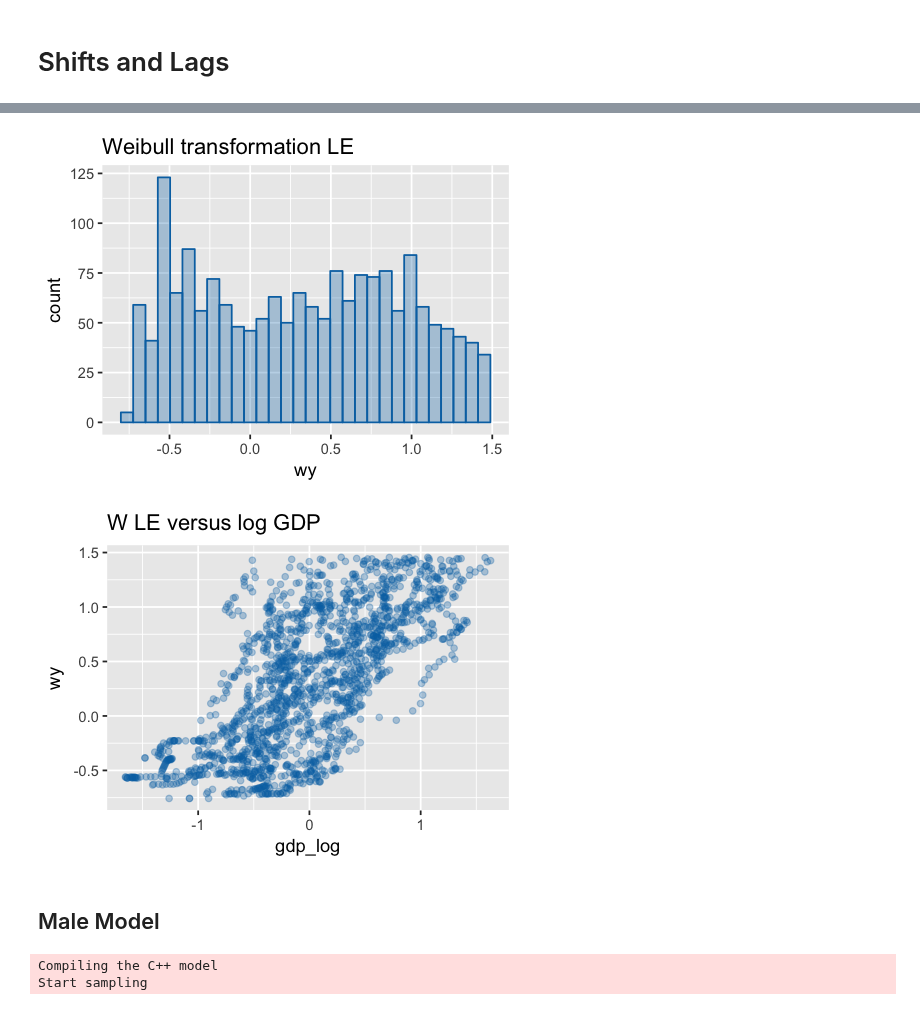
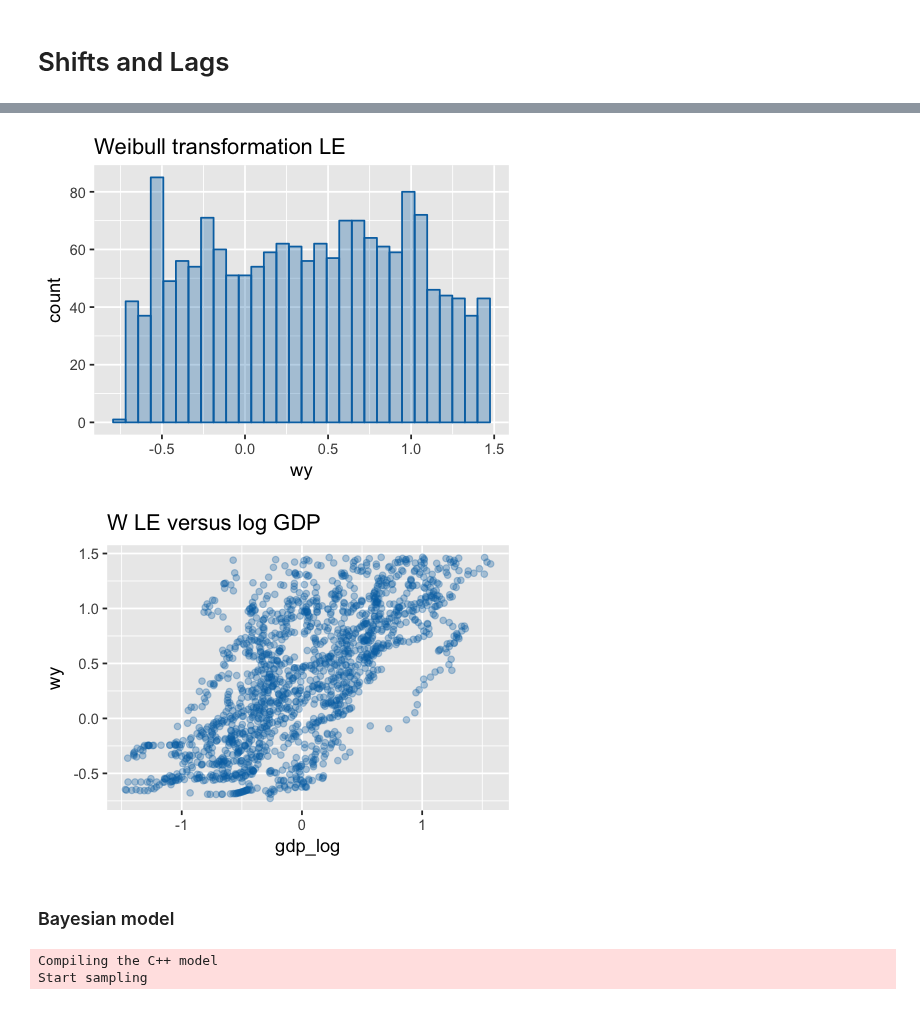
Before and after one commit to sdaza/lambda, a Jupyter notebook: notebooks/counterfactuals.ipynb, the cells around one changed output, grey strips where cells are left out. Saved outputs shown, nothing was run; the diff lists cells and outputs as text; code cells hidden in the pictures.

```diff
--- a/notebooks/counterfactuals.ipynb
+++ b/notebooks/counterfactuals.ipynb
@@ -43,8 +38,13 @@ df[, ctry := factor(ctry, labels=country_labels)]
+# %%
+dt = df[tseries2==1 & age==0 & year>=1900, # average life expectancies
+           .(
+               Ex=mean(Ex),
+               gdp_pc=max(gdp_pc)
+            ),
+           by=.(ctry, year)]
+# %%
+dt = dt[complete.cases(dt[, .(Ex, gdp_pc)])] # listwise
 # %%
-male = df[tseries2==1 & sex==1 & age==0]
-
-male = male[complete.cases(male[, .(Ex, gdp_pc)])]
-
-male = male[, .(ctry, year, gdp_pc, Ex)]
-setnames(male, c('gdp_pc', 'Ex'), c('gdp', 'le'))
+dt = dt[, .(ctry, year, gdp_pc, Ex)]
+setnames(dt, c('gdp_pc', 'Ex'), c('gdp', 'le'))
 # %%
@@ -72,16 +67,14 @@ get_orig_values_weibull = function(x, max_value) {
 # %%
 options(repr.plot.width = 4, repr.plot.height = 3)
-ggplot(male, aes(wy)) +
+ggplot(dt, aes(wy)) +
     geom_histogram(bins=30, color='#0072B2', fill='#0072B2', alpha=0.3) +
     labs(title='Weibull transformation LE')
 # %% [output]
-[figure, old version]
+[figure, new version]
 # %%
 options(repr.plot.width = 4, repr.plot.height = 3)
-ggplot(male, aes(y=wy, x=gdp_log)) + geom_point(alpha=0.3, color='#0072B2') +
+ggplot(dt, aes(y=wy, x=gdp_log)) + geom_point(alpha=0.3, color='#0072B2') +
     labs(title='W LE versus log GDP')
 # %% [output]
-[figure, old version]
+[figure, new version]
-# %% [markdown]
-## Male Model
 # %%
@@ -90,2 +83,4 @@ male[, ctry_year := interaction(ctry, gyear)]
+# %% [markdown]
+### Bayesian model
 # %%
 m1 = brm(formula = wy ~ 1 + gdp_log +  (gdp_log|ctry_year),
```
Also changed, not shown: parts of 87 cells of this notebook.
